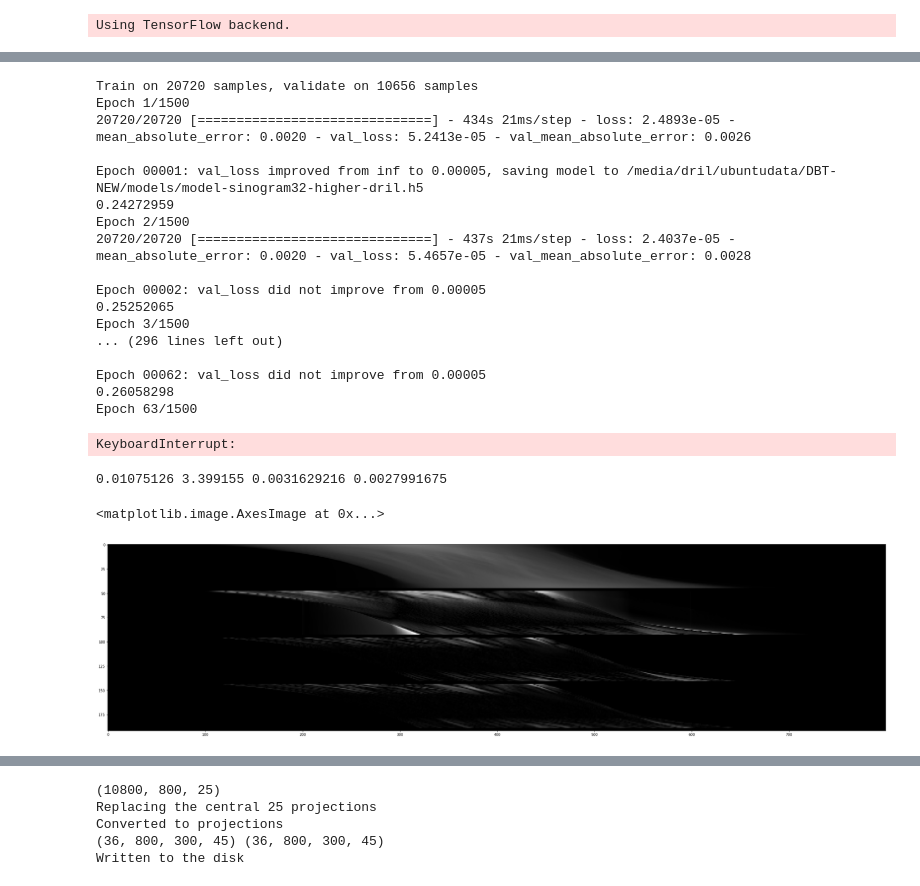
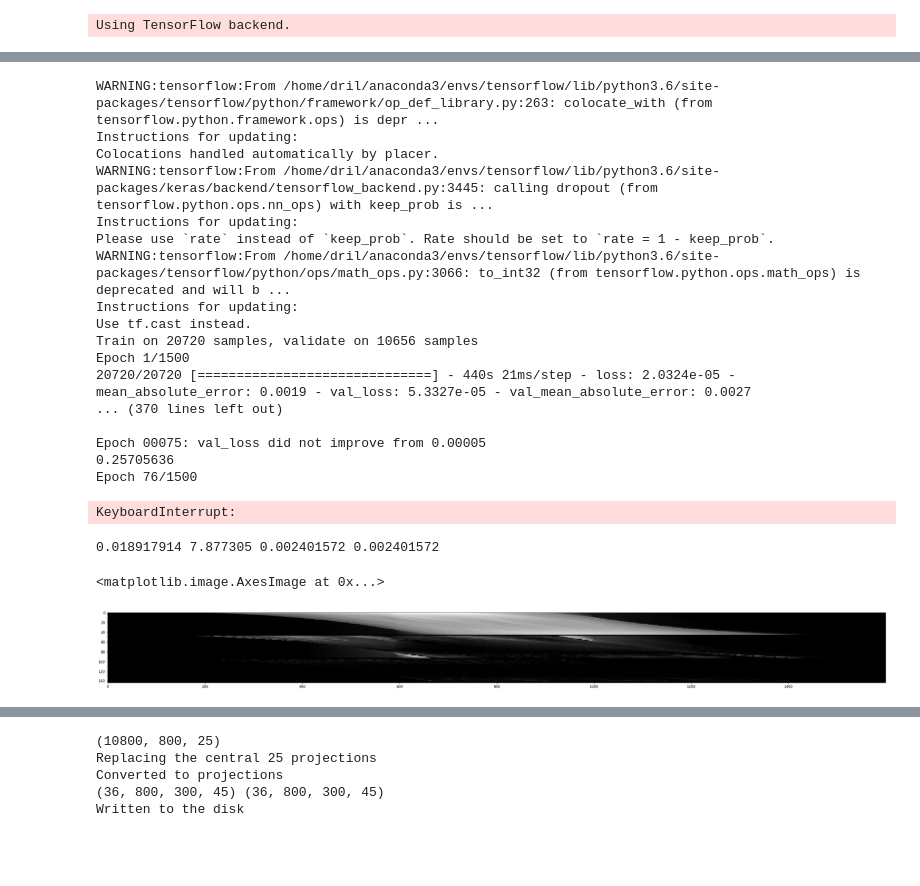
Before and after one commit to PranjalSahu/newrecon, a Jupyter notebook: recon1.ipynb, the cells around one changed output, grey strips where cells are left out. Cells and saved outputs as stored; diff of their text form; code cells hidden in the pictures; blank space fills up the shorter version.

Commit message:
adding logs for model-sinogram33-higher-dril.h5 which has both odd and even lines val_loss: 5.2386e-05 - val_mean_absolute_error: 0.00

```diff
--- a/recon1.ipynb
+++ b/recon1.ipynb
@@ -629,7 +629,7 @@ for i in range(1, 177):
             tempy    = y[:, j, :]
             tempdiff = tempy-tempx
 
-            if np.count_nonzero(tempy.flatten()) > 0 and j%2 == 0:
+            if np.count_nonzero(tempy.flatten()) > 0 and j%2 == 1:
                 less_than_train.append(np.count_nonzero(tempy.flatten()))
                 trainx[count_train, :, :, 0]  = np.pad((tempx)/5.0, ((0, 0), (0, 3)), 'constant', constant_values = (0, 0))
                 trainy[count_train, :, :, 0]  = np.pad((tempy)/5.0, ((0, 0), (0, 3)), 'constant', constant_values = (0, 0))
@@ -656,8 +674,9 @@ print(trainx.shape, trainy.shape, valx.shape, valy.shape, count_train, count_val
 
 # 31 is with L1 loss
 # 32 is with L2 loss
+# 33 starts with 32 and then trains on odd lines
 
-checkpoint  = ModelCheckpoint(filepath='/media/dril/ubuntudata/DBT-NEW/models/model-sinogram32-higher-dril.h5',
+checkpoint  = ModelCheckpoint(filepath='/media/dril/ubuntudata/DBT-NEW/models/model-sinogram33-higher-dril.h5',
                               monitor='val_loss', period=1,
                               verbose=1, save_best_only=True, mode='min')
 
@@ -676,7 +695,7 @@ class LossAndErrorPrintingCallback(tf.keras.callbacks.Callback):
 
 #unet_vanilla()
 model          = unet_vanilla()
-model.load_weights('/media/dril/ubuntudata/DBT-NEW/models/model-sinogram31-higher-dril.h5')#
+model.load_weights('/media/dril/ubuntudata/DBT-NEW/models/model-sinogram32-higher-dril.h5')#
 #residual_train = trainx - trainy
 #residual_val   = valx   - valy
 
@@ -684,23 +703,23 @@ model.fit(trainx, trainy, validation_data=(valx, valy),
           batch_size=8,
           epochs=1500, callbacks=[checkpoint,LossAndErrorPrintingCallback()])
 # %% [output]
+WARNING:tensorflow:From /home/dril/anaconda3/envs/tensorflow/lib/python3.6/site-packages/tensorflow/python/framework/op_def_library.py:263: colocate_with (from tensorflow.python.framework.ops) is depr ...
+Instructions for updating:
+Colocations handled automatically by placer.
+WARNING:tensorflow:From /home/dril/anaconda3/envs/tensorflow/lib/python3.6/site-packages/keras/backend/tensorflow_backend.py:3445: calling dropout (from tensorflow.python.ops.nn_ops) with keep_prob is ...
+Instructions for updating:
+Please use `rate` instead of `keep_prob`. Rate should be set to `rate = 1 - keep_prob`.
+WARNING:tensorflow:From /home/dril/anaconda3/envs/tensorflow/lib/python3.6/site-packages/tensorflow/python/ops/math_ops.py:3066: to_int32 (from tensorflow.python.ops.math_ops) is deprecated and will b ...
+Instructions for updating:
+Use tf.cast instead.
 Train on 20720 samples, validate on 10656 samples
 Epoch 1/1500
-20720/20720 [==============================] - 434s 21ms/step - loss: 2.4893e-05 - mean_absolute_error: 0.0020 - val_loss: 5.2413e-05 - val_mean_absolute_error: 0.0026
+20720/20720 [==============================] - 440s 21ms/step - loss: 2.0324e-05 - mean_absolute_error: 0.0019 - val_loss: 5.3327e-05 - val_mean_absolute_error: 0.0027
+... (370 lines left out)
 
-Epoch 00001: val_loss improved from inf to 0.00005, saving model to /media/dril/ubuntudata/DBT-NEW/models/model-sinogram32-higher-dril.h5
-0.24272959
-Epoch 2/1500
-20720/20720 [==============================] - 437s 21ms/step - loss: 2.4037e-05 - mean_absolute_error: 0.0020 - val_loss: 5.4657e-05 - val_mean_absolute_error: 0.0028
-
-Epoch 00002: val_loss did not improve from 0.00005
-0.25252065
-Epoch 3/1500
-... (296 lines left out)
-
-Epoch 00062: val_loss did not improve from 0.00005
-0.26058298
-Epoch 63/1500
+Epoch 00075: val_loss did not improve from 0.00005
+0.25705636
+Epoch 76/1500
 KeyboardInterrupt:
 # %%
 # For training the GAN model
@@ -902,23 +921,25 @@ aae.train(epochs=2000000, batch_size=8,
           startepoch=209701,
           discriminator_epochs=1,
           log_sampling=20)
+# %%
+result = model.predict(valx, batch_size=16)
 # %%
 index = np.random.randint(0, len(result))
 #print(index)
 t1 = valx[index, :, :, 0]
 t2 = result[index, :, :, 0]
-t4 = result1[index, :, :, 0]
+t4 = t2#result1[index, :, :, 0]
 t3 = valy[index, :, :, 0]
 
 print( np.mean(np.abs(t1-t3)),  np.mean(np.abs(t1-t3))/np.mean(np.abs(t2-t3)), np.mean(np.abs(t2-t3)), np.mean(np.abs(t4-t3)))
 
 plt.figure(figsize=(40, 60))
 #plt.imshow(np.concatenate([t1, t2, np.abs(t2-t1)*5, t4, np.abs(t4-t1)*5, t3, np.abs(t2-t3)*5, np.abs(t4-t3)*5], axis=-1).T, cmap='gray')
-plt.imshow(np.concatenate([t1, np.abs(t3-t1)*10, np.abs(t2-t3)*10, np.abs(t4-t3)*10], axis=-1).T, cmap='gray')
+plt.imshow(np.concatenate([t1, np.abs(t3-t1)*3, np.abs(t2-t3)*3], axis=-1).T, cmap='gray')
 # %% [output]
-0.01075126 3.399155 0.0031629216 0.0027991675
+0.018917914 7.877305 0.002401572 0.002401572
 <matplotlib.image.AxesImage at 0x...>
-[figure, old version]
+[figure, new version]
 # %%
 #a = aae.generator.predict(valx, batch_size=8)
 #print(a.shape, valy.shape)
```
Also changed, not shown: parts of 2 cells of this notebook.
